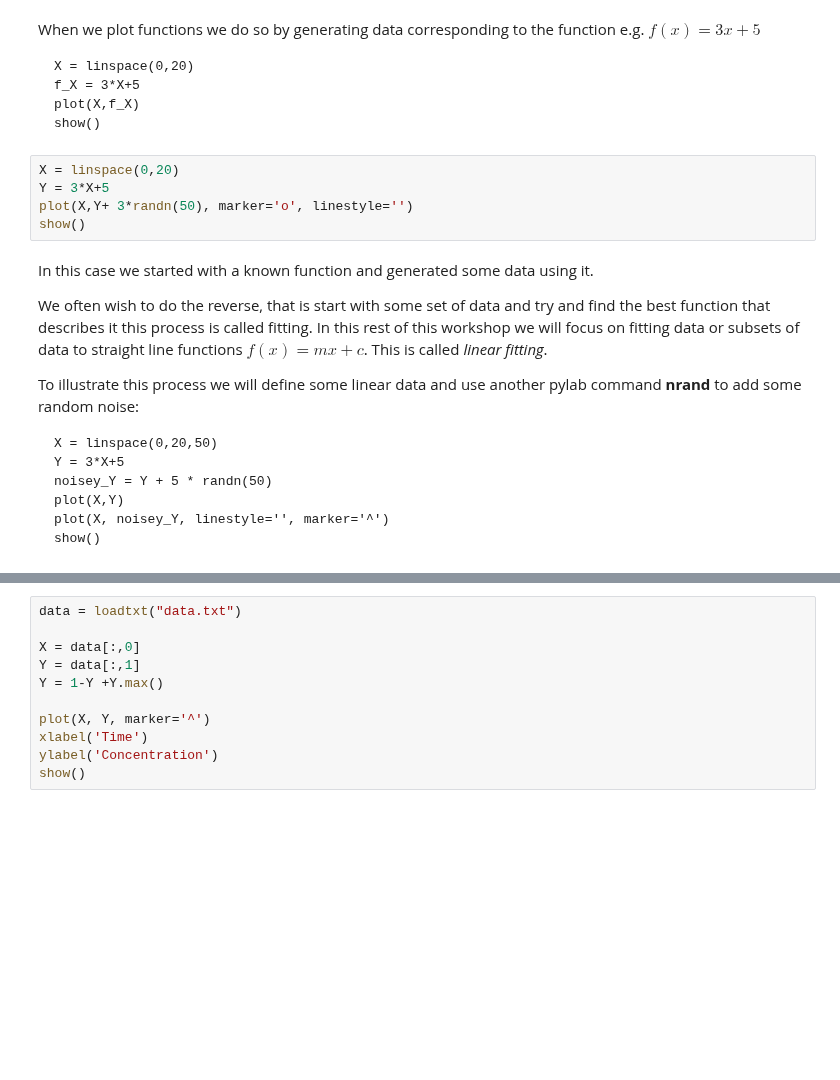
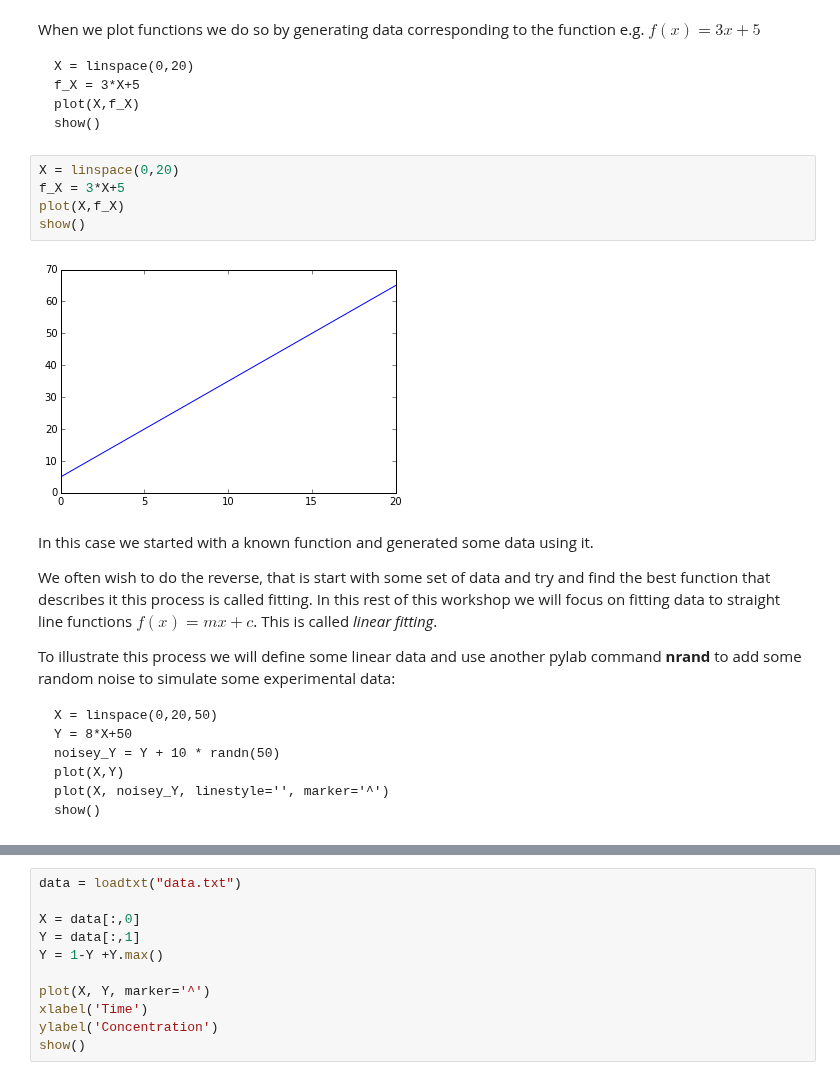
Before and after one commit to Clyde-fare/Imperial_Chem_Python, a Jupyter notebook: C_Y1/workshop2/Workshop 2.ipynb, the cells around one changed output, grey strips where cells are left out. Saved outputs shown, nothing was run; the diff lists cells and outputs as text; blank space fills up the shorter version.

Commit message:
Hacking on workshop 2`

```diff
--- a/C_Y1/workshop2/Workshop 2.ipynb
+++ b/C_Y1/workshop2/Workshop 2.ipynb
@@ -421,19 +487,21 @@ When we plot functions we do so by generating data corresponding to the function
     show()
 # %%
 X = linspace(0,20)
-Y = 3*X+5
-plot(X,Y+ 3*randn(50), marker='o', linestyle='')
+f_X = 3*X+5
+plot(X,f_X)
 show()
+# %% [output]
+[figure, added]
 # %% [markdown]
 In this case we started with a known function and generated some data using it.
 
-We often wish to do the reverse, that is start with some set of data and try and find the best function that describes it this process is called fitting. In this rest of this workshop we will focus on fitting data or subsets of data to straight line functions $f(x) = mx + c$. This is called *linear fitting*.
+We often wish to do the reverse, that is start with some set of data and try and find the best function that describes it this process is called fitting. In this rest of this workshop we will focus on fitting data to straight line functions $f(x) = mx + c$. This is called *linear fitting*.
 
-To illustrate this process we will define some linear data and use another pylab command **nrand** to add some random noise:
+To illustrate this process we will define some linear data and use another pylab command **nrand** to add some random noise to simulate some experimental data:
 
     X = linspace(0,20,50)
-    Y = 3*X+5
-    noisey_Y = Y + 5 * randn(50)
+    Y = 8*X+50
+    noisey_Y = Y + 10 * randn(50)
     plot(X,Y)
     plot(X, noisey_Y, linestyle='', marker='^')
     show()
```
Also changed, not shown: parts of 43 cells of this notebook.
